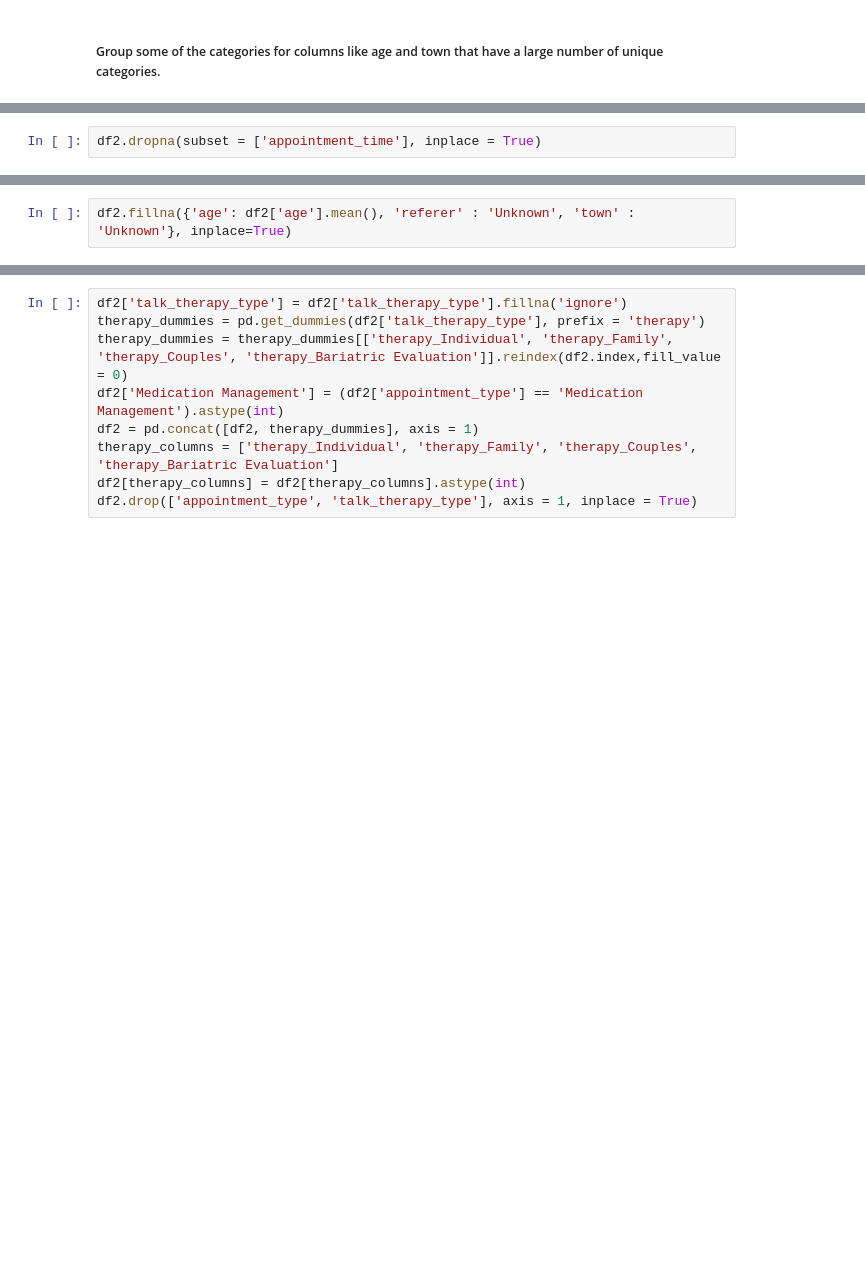
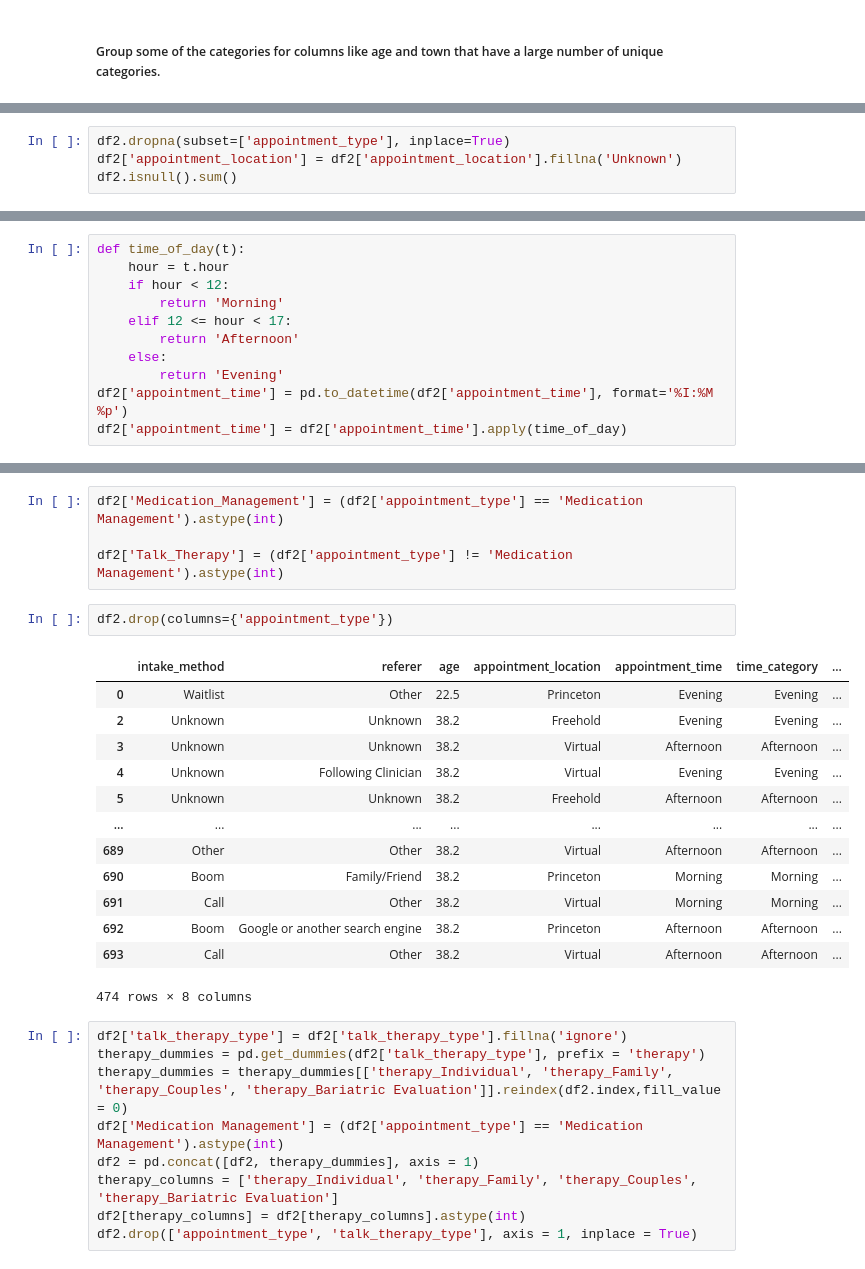
Before and after one commit to Rose-Petals/TOL-1B, a Jupyter notebook: Tree_of_Life_Project_Team_B_dataset2.ipynb, the cells around one changed output, grey strips where cells are left out. Cells and saved outputs as stored; diff of their text form; blank space fills up the shorter version.

```diff
--- a/Tree_of_Life_Project_Team_B_dataset2.ipynb
+++ b/Tree_of_Life_Project_Team_B_dataset2.ipynb
@@ -165,2 +138,4 @@ dtype: int64
 # %%
-df2.dropna(subset = ['appointment_time'], inplace = True)
+df2.dropna(subset=['appointment_type'], inplace=True)
+df2['appointment_location'] = df2['appointment_location'].fillna('Unknown')
+df2.isnull().sum()
@@ -180,2 +149,0 @@ dtype: int64
-# %%
-df2.fillna({'age': df2['age'].mean(), 'referer' : 'Unknown', 'town' : 'Unknown'}, inplace=True)
@@ -194,0 +150,11 @@ dtype: int64
+# %%
+def time_of_day(t):
+    hour = t.hour
+    if hour < 12:
+        return 'Morning'
+    elif 12 <= hour < 17:
+        return 'Afternoon'
+    else:
+        return 'Evening'
+df2['appointment_time'] = pd.to_datetime(df2['appointment_time'], format='%I:%M %p')
+df2['appointment_time'] = df2['appointment_time'].apply(time_of_day)
@@ -200,3 +181,23 @@ array(['Bariatric Evaluation', 'Individual', nan, 'Couples', 'Family'],
+# %%
+df2['Medication_Management'] = (df2['appointment_type'] == 'Medication Management').astype(int)
+
+df2['Talk_Therapy'] = (df2['appointment_type'] != 'Medication Management').astype(int)
+# %%
+df2.drop(columns={'appointment_type'})
+# %% [output]
+|  | intake_method | referer | age | appointment_location | appointment_time | time_category | ... |
+| 0 | Waitlist | Other | 22.5 | Princeton | Evening | Evening | ... |
+| 2 | Unknown | Unknown | 38.2 | Freehold | Evening | Evening | ... |
+| 3 | Unknown | Unknown | 38.2 | Virtual | Afternoon | Afternoon | ... |
+| 4 | Unknown | Following Clinician | 38.2 | Virtual | Evening | Evening | ... |
+| 5 | Unknown | Unknown | 38.2 | Freehold | Afternoon | Afternoon | ... |
+| ... | ... | ... | ... | ... | ... | ... | ... |
+| 689 | Other | Other | 38.2 | Virtual | Afternoon | Afternoon | ... |
+| 690 | Boom | Family/Friend | 38.2 | Princeton | Morning | Morning | ... |
+| 691 | Call | Other | 38.2 | Virtual | Morning | Morning | ... |
+| 692 | Boom | Google or another search engine | 38.2 | Princeton | Afternoon | Afternoon | ... |
+| 693 | Call | Other | 38.2 | Virtual | Afternoon | Afternoon | ... |
+474 rows × 8 columns
 # %%
 df2['talk_therapy_type'] = df2['talk_therapy_type'].fillna('ignore')
 therapy_dummies = pd.get_dummies(df2['talk_therapy_type'], prefix = 'therapy')
```
Also changed, not shown: parts of 21 cells of this notebook, 1 other file.
